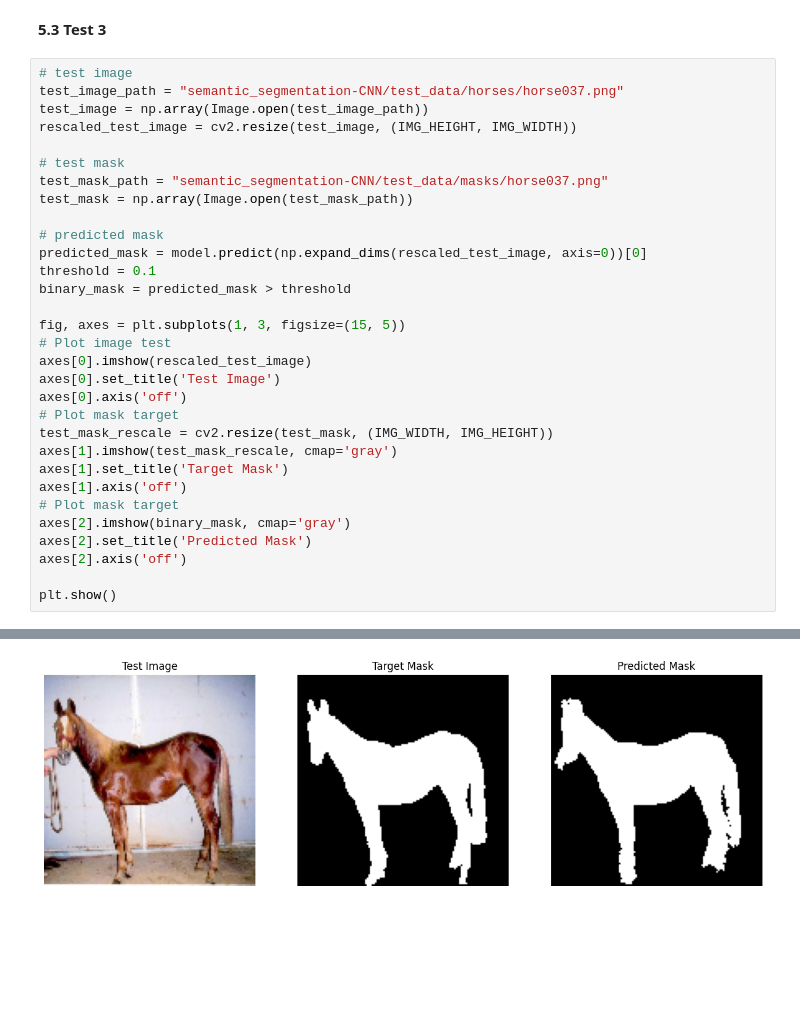
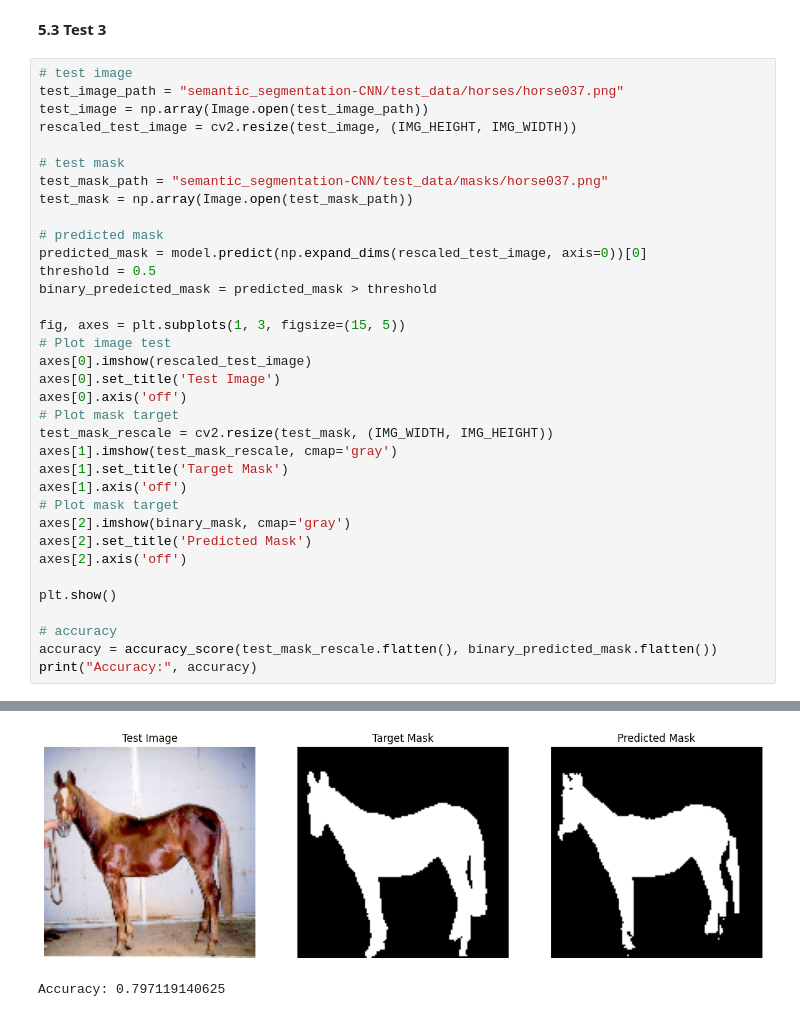
Before and after one commit to francescoS01/semantic_segmentation-CNN, a Jupyter notebook: src/U_Net.ipynb, the cells around one changed output, grey strips where cells are left out. Drawn from its saved outputs; the diff is of its cells as text; blank space fills up the shorter version.

```diff
--- a/src/U_Net.ipynb
+++ b/src/U_Net.ipynb
@@ -297,8 +309,8 @@ test_mask = np.array(Image.open(test_mask_path))
 
 # predicted mask
 predicted_mask = model.predict(np.expand_dims(rescaled_test_image, axis=0))[0]
-threshold = 0.1
-binary_mask = predicted_mask > threshold
+threshold = 0.5
+binary_predeicted_mask = predicted_mask > threshold
 
 fig, axes = plt.subplots(1, 3, figsize=(15, 5))
 # Plot image test
@@ -316,4 +328,8 @@ axes[2].set_title('Predicted Mask')
 axes[2].axis('off')
 
 plt.show()
+
+# accuracy
+accuracy = accuracy_score(test_mask_rescale.flatten(), binary_predicted_mask.flatten())
+print("Accuracy:", accuracy)
 # %% [output]
@@ -321,4 +337,5 @@ plt.show()
-[figure, old version]
+[figure, new version]
+Accuracy: 0.797119140625
 # %% [markdown]
 ### **6. Observation** ###
 Before arriving at this model, many trials were conducted, trying different architectures, more or less unbalanced, larger or smaller, changing filter sizes, etc. <br>
```
Also changed, not shown: parts of 6 cells of this notebook.
